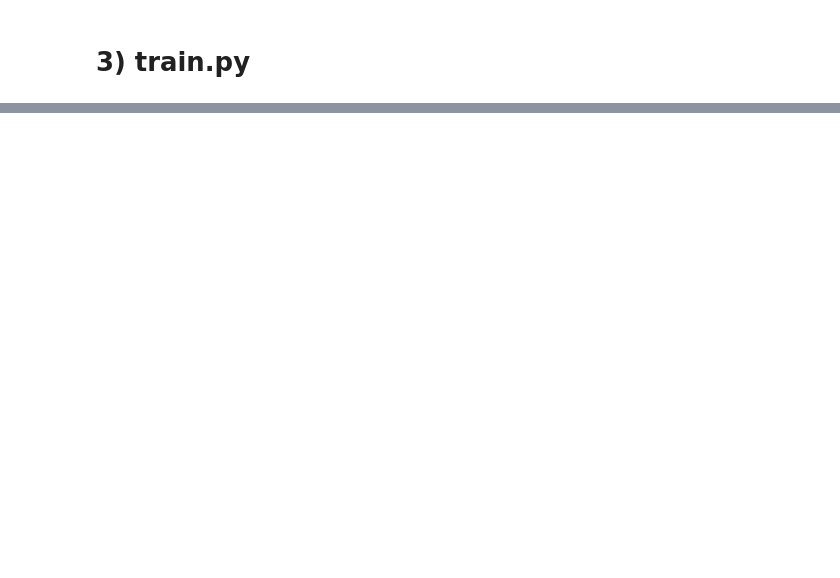
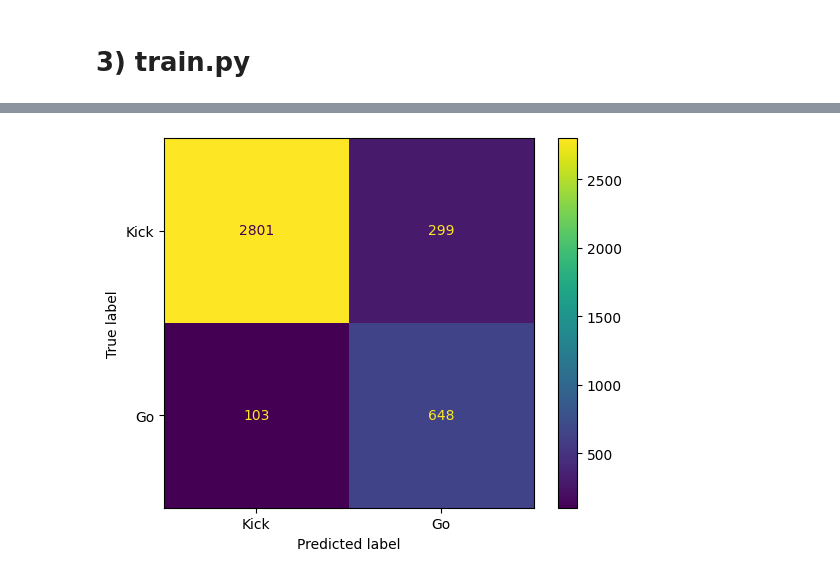
Before and after one commit to mixedethan/run-pass-predictions, a Jupyter notebook: src/notebooks/exploration.ipynb, the cells around one changed output, grey strips where cells are left out. Drawn from its saved outputs; the diff is of its cells as text; code cells hidden in the pictures; blank space fills up the shorter version.

Commit message:
coverted to gradient boosting, added additional model to determine on 4th kick or go.

```diff
--- a/src/notebooks/exploration.ipynb
+++ b/src/notebooks/exploration.ipynb
@@ -209,16 +230,3 @@ Name: play_type, dtype: int64
 ### Feature Engineering
 - Derive new features
 - One-hot/ multi-hot encoding categorical variables
-# %%
-# convert our binary string categorical features to binary numbers
-df_cleaned['play_type'] = df_cleaned['play_type'].map({'run': 0, 'pass': 1})
-df_cleaned['posteam_type'] = df_cleaned['posteam_type'].map({'away': 0, 'home': 1})
-
-
-# encoding
-# we'll need to one-hot encode the categorical variables within our data
-# should "down" be encoded? for logistic regression yes, for gradient boosting it isn't necessary
-df_cleaned['down'] = df_cleaned['down'].astype('int64')
-df_cleaned = pd.get_dummies(df_cleaned, columns=['down'], prefix='down', drop_first=True)
-
-df_cleaned.head(1)
@@ -227,0 +233,4 @@ df_cleaned.head(1)
+# %%
+# feature engineering
+df_cleaned['down'] = df_cleaned['down'].astype('category')
+df_cleaned['qtr'] = df_cleaned['qtr'].astype('category')
@@ -317,0 +320,74 @@ plt.show()
+# %%
+# model 1, go for it or punt?
+# 0 = punt/fg, 1 = GO (run/pass) -> go to model 2
+
+# define train/test splits
+X_train_decision = train_decision[features_final_decision]
+y_train_decision = train_decision['target_go']
+X_test_decision = test_decision[features_final_decision]
+y_test_decision = test_decision['target_go']
+
+print(f"Model 1 (Decision) Train Shape: {X_train_decision.shape}")
+print(f"Model 1 (Decision) Test Shape:  {X_test_decision.shape}")
+
+# use lgb dataset
+lgb_train_decision = lgb.Dataset(X_train_decision, label=y_train_decision)
+lgb_test_decision = lgb.Dataset(X_test_decision, label=y_test_decision, reference=lgb_train_decision)
+
+print("-" * 30)
+
+# setup a time series split
+tscv_decision = TimeSeriesSplit(n_splits=3)
+
+# base model -> unbalanced since going on 4th is rare
+lgb_decision = lgb.LGBMClassifier(random_state=46, is_unbalance=True, verbose=-1)
+
+param_grid_decision = {
+    'n_estimators': [550, 600, 650],
+    'learning_rate': [0.08, 0.1, 0.12],
+    'max_depth': [4, 5, 6],
+    'num_leaves': [10, 15, 20]
+}
+
+grid_decision = GridSearchCV(
+    estimator=lgb_decision,
+    param_grid=param_grid_decision,
+    cv=tscv_decision,
+    scoring='f1', # imbalanced set, focus on f1 as accuracy can be misleading
+    verbose=1,
+    n_jobs=-1
+)
+
+print('Training model w/ Grid Search...')
+grid_decision.fit(X_train_decision, y_train_decision)
+print('Training complete!')
+
+print(f'Best Parameters for Decision Model:\n{grid_decision.best_params_}')
+
+best_model_decision = grid_decision.best_estimator_
+
+print('Making predictions using best model...')
+y_pred_prob_decision =  best_model_decision.predict(X_test_decision)
+y_pred_decision = (y_pred_prob_decision > 0.5).astype(int)
+print('Predictions made!')
+
+# evaluations for model 1
+
+cm = confusion_matrix(y_test_decision, y_pred_decision)
+
+cm_visual = ConfusionMatrixDisplay(confusion_matrix=cm, display_labels=['Kick', 'Go'])
+cm_visual.plot()
+plt.show()
+
+# accuracy (TP & TN)
+print(f'Model 1\'s Accuracy: {accuracy_score(y_test_decision, y_pred_decision):.3f}')
+
+# TPs of all positive predictions (of all predicted positives, how many were actually positive)
+print(f'Model 1\'s Precision: {precision_score(y_test_decision, y_pred_decision):.3f}')
+
+# TPs of all acutal positives (of all actual positives, how well did we identify them)
+print(f'Model 1\'s Recall: {recall_score(y_test_decision, y_pred_decision):.3f}')
+
+# TPs of all acutal positives (of all actual positives, how well did we identify them)
+print(f'Model 1\'s F1 Score: {f1_score(y_test_decision, y_pred_decision):.3f}')
+# %% [output]
@@ -317,0 +404 @@ plt.show()
+[figure, added]
```
Also changed, not shown: parts of 29 cells of this notebook, 1 other file.
